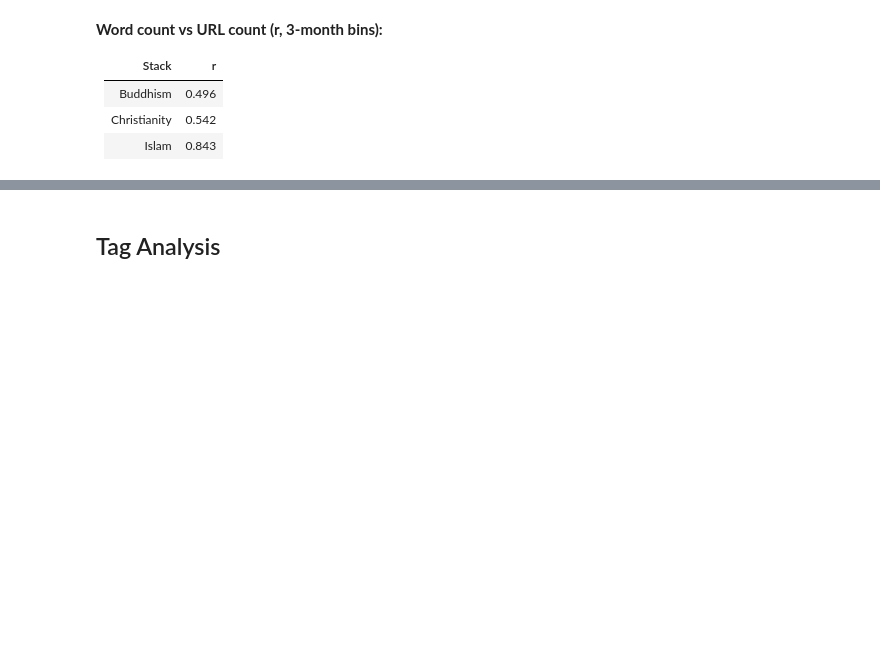
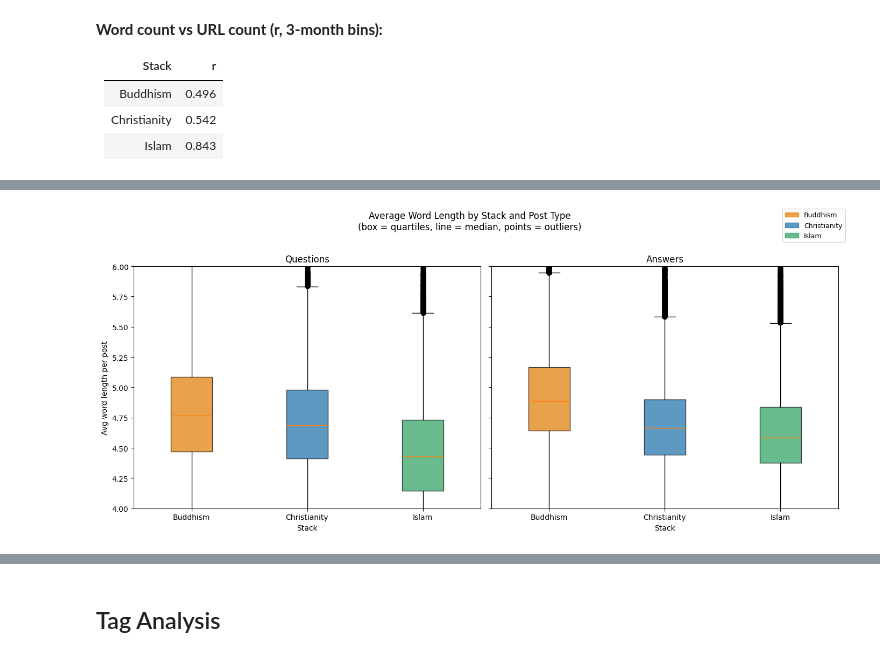
Before and after one commit to jiayanlin233/formative, a Jupyter notebook: formative2_religion.ipynb, the cells around one changed output, grey strips where cells are left out. Cells and saved outputs as stored; diff of their text form; code cells hidden in the pictures; blank space fills up the shorter version.

```diff
--- a/formative2_religion.ipynb
+++ b/formative2_religion.ipynb
@@ -667,0 +711,82 @@ display(Markdown(md_corr))
+# %%
+# Compare average word length separately for questions and answers.
+
+# --- Prepare data ---
+awl_by_type = {}
+for n in STACKS:
+    p = stacks[n]['post_df'].copy()
+    p['avg_word_length'] = p['BodyText'].apply(avg_word_length)
+    p = p[p['avg_word_length'] > 0]
+    awl_by_type[n] = {
+        'Questions': p[p['PostTypeId'] == '1']['avg_word_length'].values,
+        'Answers':   p[p['PostTypeId'] == '2']['avg_word_length'].values,
+    }
+
+# --- Pairwise Kruskal-Wallis + Dunn per post type ---
+def sig_stars(p):
+    if pd.isna(p):
+        return 'ns'
+    if p < 0.001:
+        return '***'
+    if p < 0.01:
+        return '**'
+    if p < 0.05:
+        return '*'
+    return 'ns'
+
+for post_type in ['Questions', 'Answers']:
+    groups = [awl_by_type[n][post_type] for n in STACKS]
+    nonempty_groups = [g for g in groups if len(g) > 0]
+    if len(nonempty_groups) < 2:
+        print(f"{post_type}: Not enough non-empty groups for Kruskal-Wallis.")
+        continue
+
+    stat, p_kw = stats.kruskal(*nonempty_groups)
+    print(f"{post_type}: Kruskal-Wallis H={stat:.2f}, p={p_kw:.4e}")
+
+    combined = pd.DataFrame({
+        'awl':   np.concatenate([g for g in groups if len(g) > 0]),
+        'stack': np.repeat([LABELS[n] for n, g in zip(STACKS, groups) if len(g) > 0],
+                           [len(g) for g in groups if len(g) > 0])
+    })
+    dunn = sp.posthoc_dunn(combined, val_col='awl', group_col='stack', p_adjust='bonferroni')
+    print(dunn.round(4), "\n")
+
+# --- Plot ---
+post_types = ['Questions', 'Answers']
+fig, axes = plt.subplots(1, 2, figsize=(14, 6), sharey=True)
+
+stack_names = list(LABELS.values())
+x = np.arange(len(STACKS))
+width = 0.6
+
+for ax, post_type in zip(axes, post_types):
+    groups = [awl_by_type[n][post_type] for n in STACKS]
+
+    # Box plot
+    box_data = [g for g in groups if len(g) > 0]
+    box_positions = [i for i, g in enumerate(groups) if len(g) > 0]
+    bp = ax.boxplot(box_data, positions=box_positions, widths=width * 0.6,
+                    patch_artist=True, showfliers=True)
+
+    # Color the boxes
+    for patch, pos in zip(bp['boxes'], box_positions):
+        patch.set_facecolor(COLORS[STACKS[pos]])
+        patch.set_alpha(0.7)
+
+    # axis formatting
+    ax.set_ylim(4, 6)
+    ax.set_xticks(x)
+    ax.set_xticklabels(stack_names)
+    ax.set_title(post_type)
+    ax.set_ylabel('Avg word length per post' if post_type == 'Questions' else '')
+    ax.set_xlabel('Stack')
+
+# shared legend
+handles = [plt.Rectangle((0,0),1,1, color=COLORS[n], alpha=0.7) for n in STACKS]
+fig.legend(handles, stack_names, loc='upper right', fontsize=9)
+plt.suptitle('Average Word Length by Stack and Post Type\n(box = quartiles, line = median, points = outliers)',
+             y=1.02)
+plt.tight_layout()
+plt.show()
+# %% [output]
@@ -667,0 +804 @@ display(Markdown(md_corr))
+[figure, added]
```
Also changed, not shown: parts of 10 cells of this notebook.
